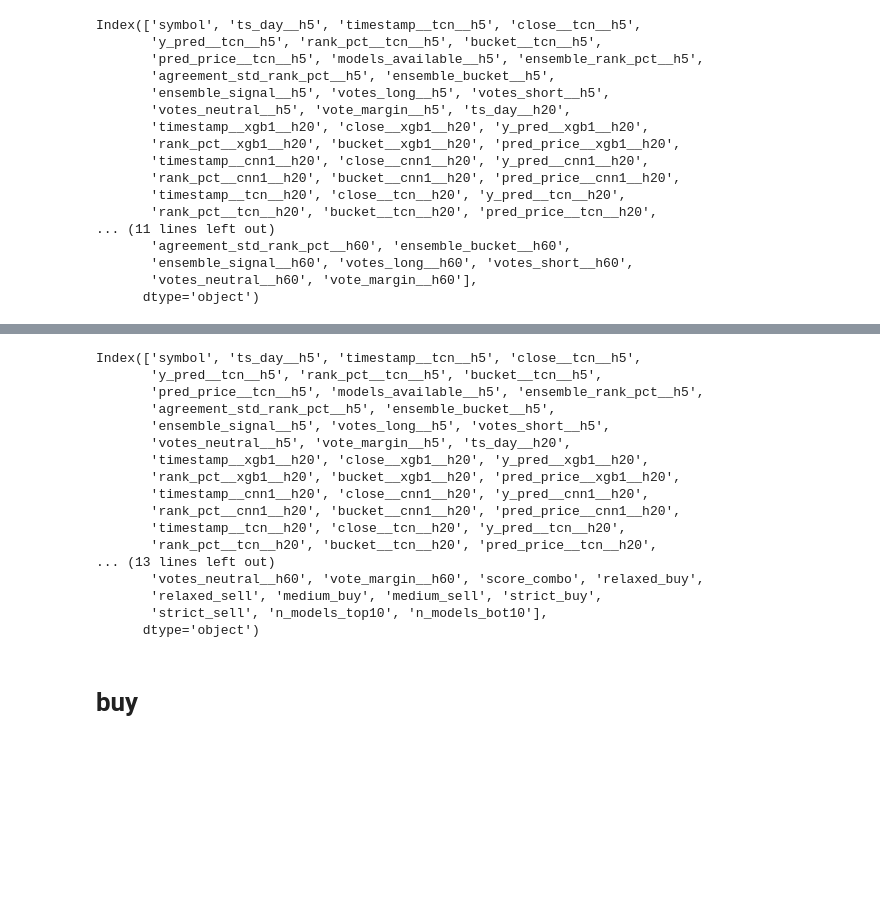
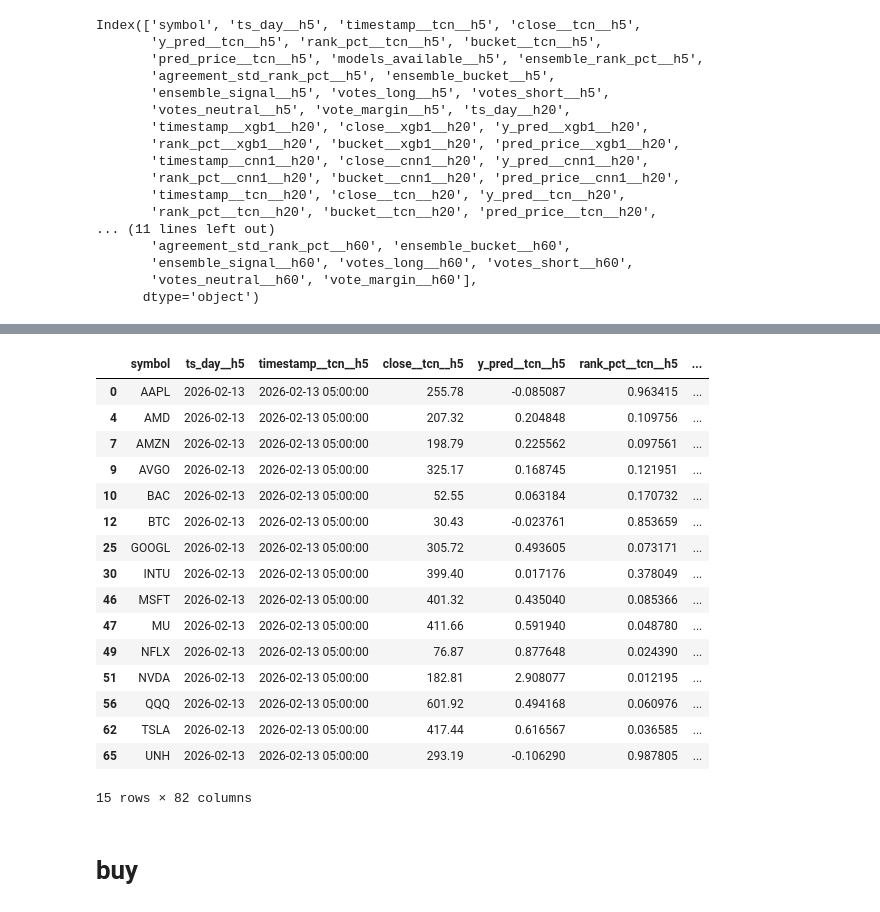
Before and after one commit to APROHACK124/finance-modelling, a Jupyter notebook: machine_learning/predict.ipynb, the cells around one changed output, grey strips where cells are left out. Saved outputs shown, nothing was run; the diff lists cells and outputs as text; code cells hidden in the pictures; blank space fills up the shorter version.

```diff
--- a/machine_learning/predict.ipynb
+++ b/machine_learning/predict.ipynb
@@ -801,36 +800,36 @@ def keep_pred_cols_only(tbl: pd.DataFrame, *, keep_symbol: bool = True, keep_tim
 # %%
 tbl_flags = add_signal_flags(tbl_wide, xgb_models=("xgb1__h20", "xgb2__h60"), cnn_models=("cnn1__h20", "cnn2__h60"), tcn_models=("tcn__h20",))
 
 relaxed_buys  = filter_by_signal(tbl_flags, "relaxed_buy")
 relaxed_sells = filter_by_signal(tbl_flags, "relaxed_sell")
 
 medium_buys   = filter_by_signal(tbl_flags, "medium_buy")
 medium_sells  = filter_by_signal(tbl_flags, "medium_sell")
 
 strict_buys   = filter_by_signal(tbl_flags, "strict_buy")
 strict_sells  = filter_by_signal(tbl_flags, "strict_sell")
 
 # dejar solo columnas pred_price/rank_pct/y_pred por modelo
 tbl_pred_only = keep_pred_cols_only(tbl_flags)
-relaxed_buys.columns
+relaxed_buys
 # %% [output]
+|  | symbol | ts_day__h5 | timestamp__tcn__h5 | close__tcn__h5 | y_pred__tcn__h5 | rank_pct__tcn__h5 | ... |
+| 0 | AAPL | 2026-02-13 | 2026-02-13 05:00:00 | 255.78 | -0.085087 | 0.963415 | ... |
+| 4 | AMD | 2026-02-13 | 2026-02-13 05:00:00 | 207.32 | 0.204848 | 0.109756 | ... |
+| 7 | AMZN | 2026-02-13 | 2026-02-13 05:00:00 | 198.79 | 0.225562 | 0.097561 | ... |
+| 9 | AVGO | 2026-02-13 | 2026-02-13 05:00:00 | 325.17 | 0.168745 | 0.121951 | ... |
+| 10 | BAC | 2026-02-13 | 2026-02-13 05:00:00 | 52.55 | 0.063184 | 0.170732 | ... |
+| 12 | BTC | 2026-02-13 | 2026-02-13 05:00:00 | 30.43 | -0.023761 | 0.853659 | ... |
+| 25 | GOOGL | 2026-02-13 | 2026-02-13 05:00:00 | 305.72 | 0.493605 | 0.073171 | ... |
+| 30 | INTU | 2026-02-13 | 2026-02-13 05:00:00 | 399.40 | 0.017176 | 0.378049 | ... |
+| 46 | MSFT | 2026-02-13 | 2026-02-13 05:00:00 | 401.32 | 0.435040 | 0.085366 | ... |
+| 47 | MU | 2026-02-13 | 2026-02-13 05:00:00 | 411.66 | 0.591940 | 0.048780 | ... |
+| 49 | NFLX | 2026-02-13 | 2026-02-13 05:00:00 | 76.87 | 0.877648 | 0.024390 | ... |
+| 51 | NVDA | 2026-02-13 | 2026-02-13 05:00:00 | 182.81 | 2.908077 | 0.012195 | ... |
+| 56 | QQQ | 2026-02-13 | 2026-02-13 05:00:00 | 601.92 | 0.494168 | 0.060976 | ... |
+| 62 | TSLA | 2026-02-13 | 2026-02-13 05:00:00 | 417.44 | 0.616567 | 0.036585 | ... |
+| 65 | UNH | 2026-02-13 | 2026-02-13 05:00:00 | 293.19 | -0.106290 | 0.987805 | ... |
-Index(['symbol', 'ts_day__h5', 'timestamp__tcn__h5', 'close__tcn__h5',
-       'y_pred__tcn__h5', 'rank_pct__tcn__h5', 'bucket__tcn__h5',
-       'pred_price__tcn__h5', 'models_available__h5', 'ensemble_rank_pct__h5',
-       'agreement_std_rank_pct__h5', 'ensemble_bucket__h5',
-       'ensemble_signal__h5', 'votes_long__h5', 'votes_short__h5',
-       'votes_neutral__h5', 'vote_margin__h5', 'ts_day__h20',
-       'timestamp__xgb1__h20', 'close__xgb1__h20', 'y_pred__xgb1__h20',
-       'rank_pct__xgb1__h20', 'bucket__xgb1__h20', 'pred_price__xgb1__h20',
-       'timestamp__cnn1__h20', 'close__cnn1__h20', 'y_pred__cnn1__h20',
-       'rank_pct__cnn1__h20', 'bucket__cnn1__h20', 'pred_price__cnn1__h20',
-       'timestamp__tcn__h20', 'close__tcn__h20', 'y_pred__tcn__h20',
-       'rank_pct__tcn__h20', 'bucket__tcn__h20', 'pred_price__tcn__h20',
-... (13 lines left out)
-       'votes_neutral__h60', 'vote_margin__h60', 'score_combo', 'relaxed_buy',
-       'relaxed_sell', 'medium_buy', 'medium_sell', 'strict_buy',
-       'strict_sell', 'n_models_top10', 'n_models_bot10'],
-      dtype='object')
+15 rows × 82 columns
 # %% [markdown]
 # buy
 # %%
```
Also changed, not shown: parts of 11 cells of this notebook, 1 other file.
